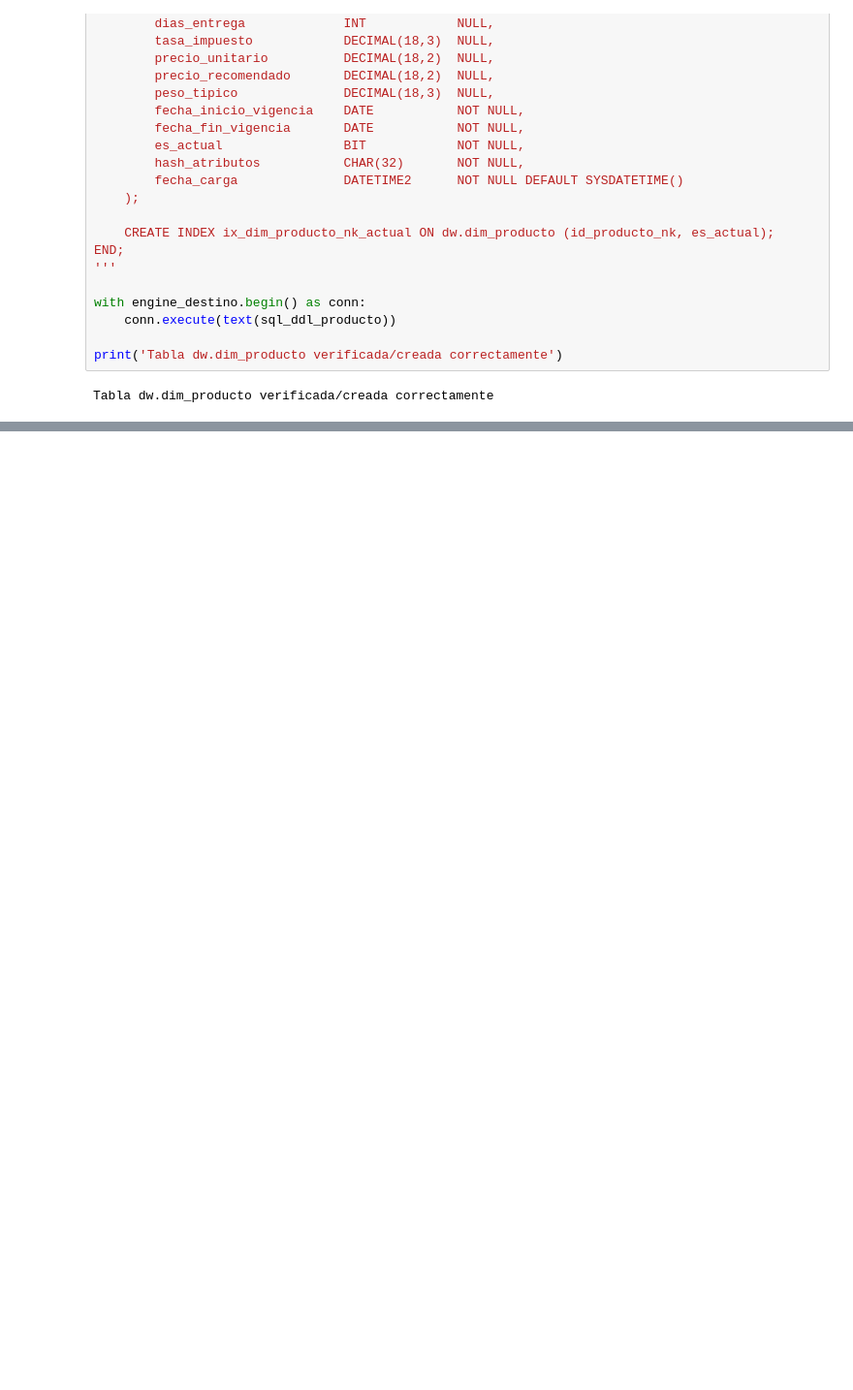
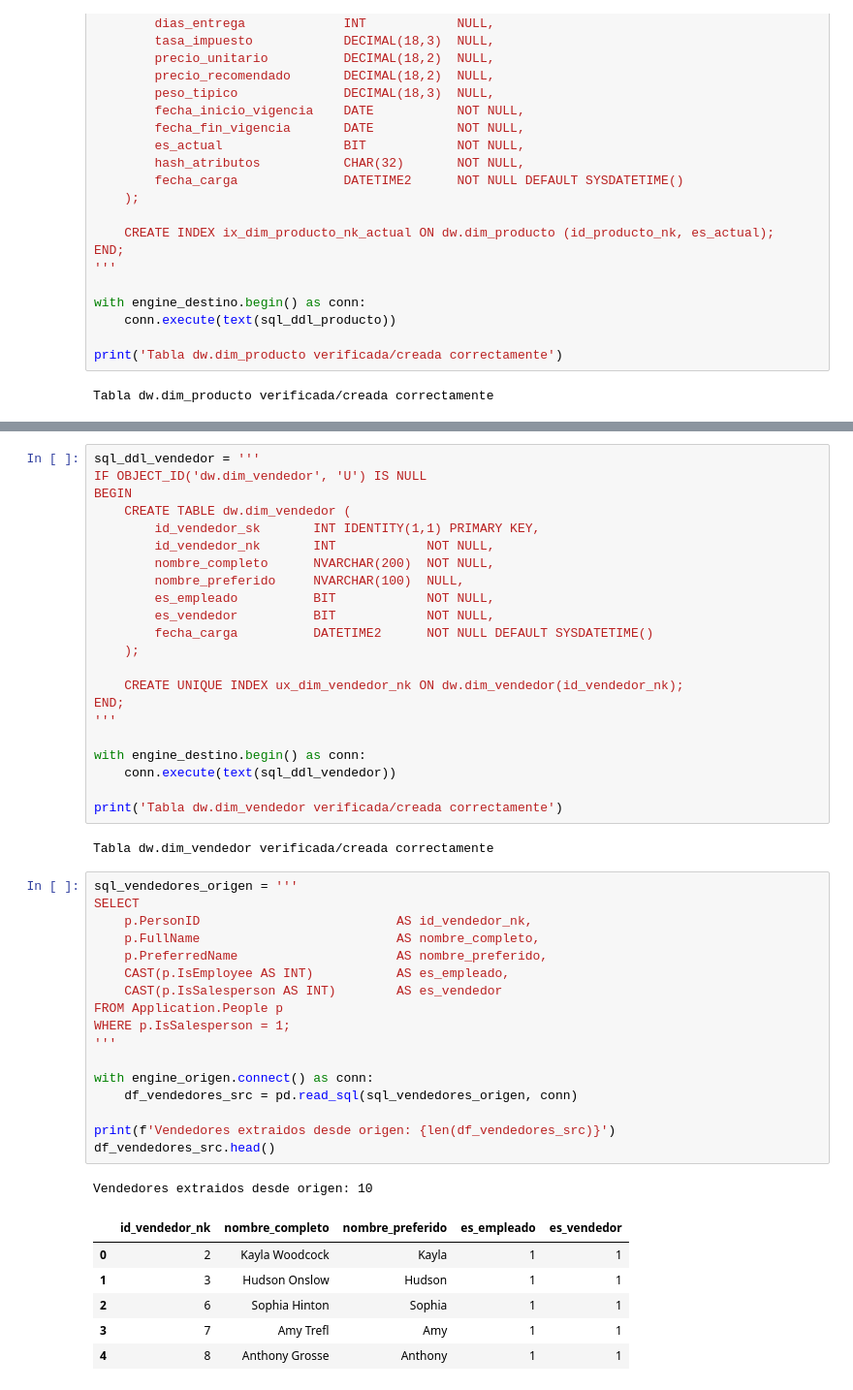
Before and after one commit to seorozco/Ingenieria_Datos, a Jupyter notebook: notebook/unidad_IV/01_kimball_create_DIM.ipynb, the cells around one changed output, grey strips where cells are left out. Shown at 97% size. Saved outputs shown, nothing was run; the diff lists cells and outputs as text; blank space fills up the shorter version.

```diff
--- a/notebook/unidad_IV/01_kimball_create_DIM.ipynb
+++ b/notebook/unidad_IV/01_kimball_create_DIM.ipynb
@@ -692,0 +758,49 @@ else:
+# %%
+sql_ddl_vendedor = '''
+IF OBJECT_ID('dw.dim_vendedor', 'U') IS NULL
+BEGIN
+    CREATE TABLE dw.dim_vendedor (
+        id_vendedor_sk       INT IDENTITY(1,1) PRIMARY KEY,
+        id_vendedor_nk       INT            NOT NULL,
+        nombre_completo      NVARCHAR(200)  NOT NULL,
+        nombre_preferido     NVARCHAR(100)  NULL,
+        es_empleado          BIT            NOT NULL,
+        es_vendedor          BIT            NOT NULL,
+        fecha_carga          DATETIME2      NOT NULL DEFAULT SYSDATETIME()
+    );
+
+    CREATE UNIQUE INDEX ux_dim_vendedor_nk ON dw.dim_vendedor(id_vendedor_nk);
+END;
+'''
+
+with engine_destino.begin() as conn:
+    conn.execute(text(sql_ddl_vendedor))
+
+print('Tabla dw.dim_vendedor verificada/creada correctamente')
+# %% [output]
+Tabla dw.dim_vendedor verificada/creada correctamente
+# %%
+sql_vendedores_origen = '''
+SELECT
+    p.PersonID                          AS id_vendedor_nk,
+    p.FullName                          AS nombre_completo,
+    p.PreferredName                     AS nombre_preferido,
+    CAST(p.IsEmployee AS INT)           AS es_empleado,
+    CAST(p.IsSalesperson AS INT)        AS es_vendedor
+FROM Application.People p
+WHERE p.IsSalesperson = 1;
+'''
+
+with engine_origen.connect() as conn:
+    df_vendedores_src = pd.read_sql(sql_vendedores_origen, conn)
+
+print(f'Vendedores extraidos desde origen: {len(df_vendedores_src)}')
+df_vendedores_src.head()
+# %% [output]
+Vendedores extraidos desde origen: 10
+|  | id_vendedor_nk | nombre_completo | nombre_preferido | es_empleado | es_vendedor |
+| 0 | 2 | Kayla Woodcock | Kayla | 1 | 1 |
+| 1 | 3 | Hudson Onslow | Hudson | 1 | 1 |
+| 2 | 6 | Sophia Hinton | Sophia | 1 | 1 |
+| 3 | 7 | Amy Trefl | Amy | 1 | 1 |
+| 4 | 8 | Anthony Grosse | Anthony | 1 | 1 |
```
Also changed, not shown: parts of 19 cells of this notebook, 2 other files.
